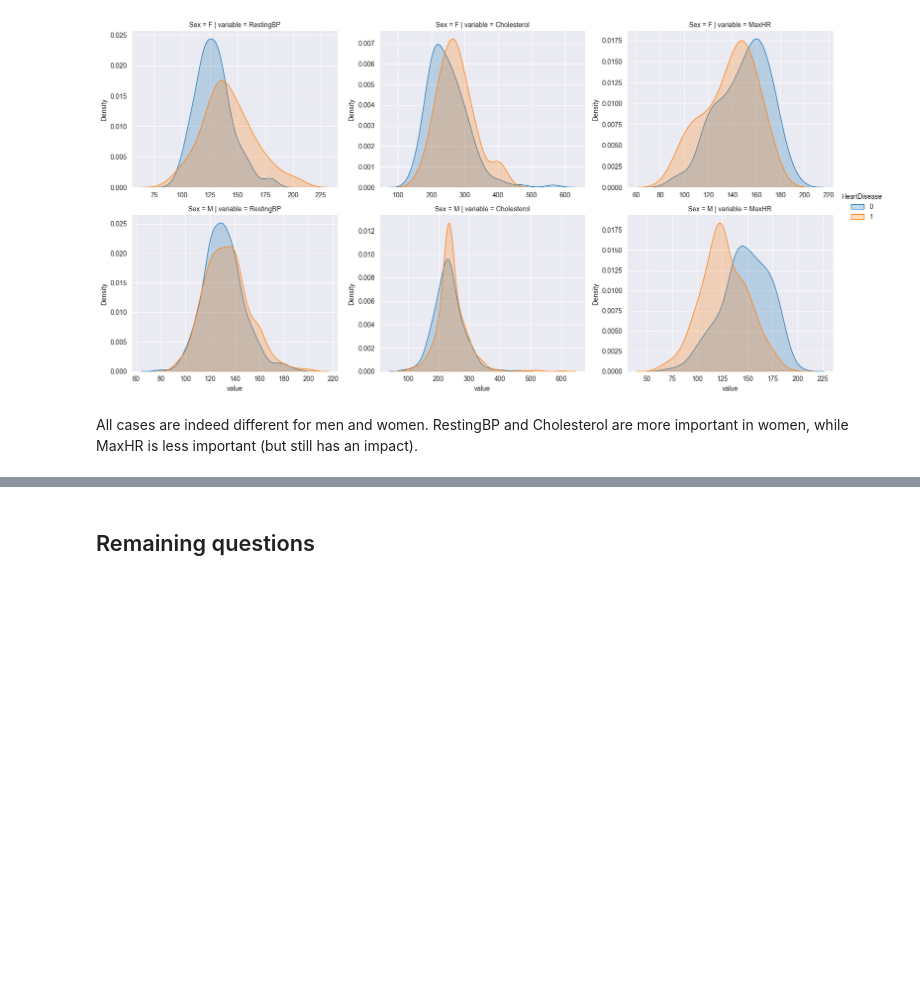
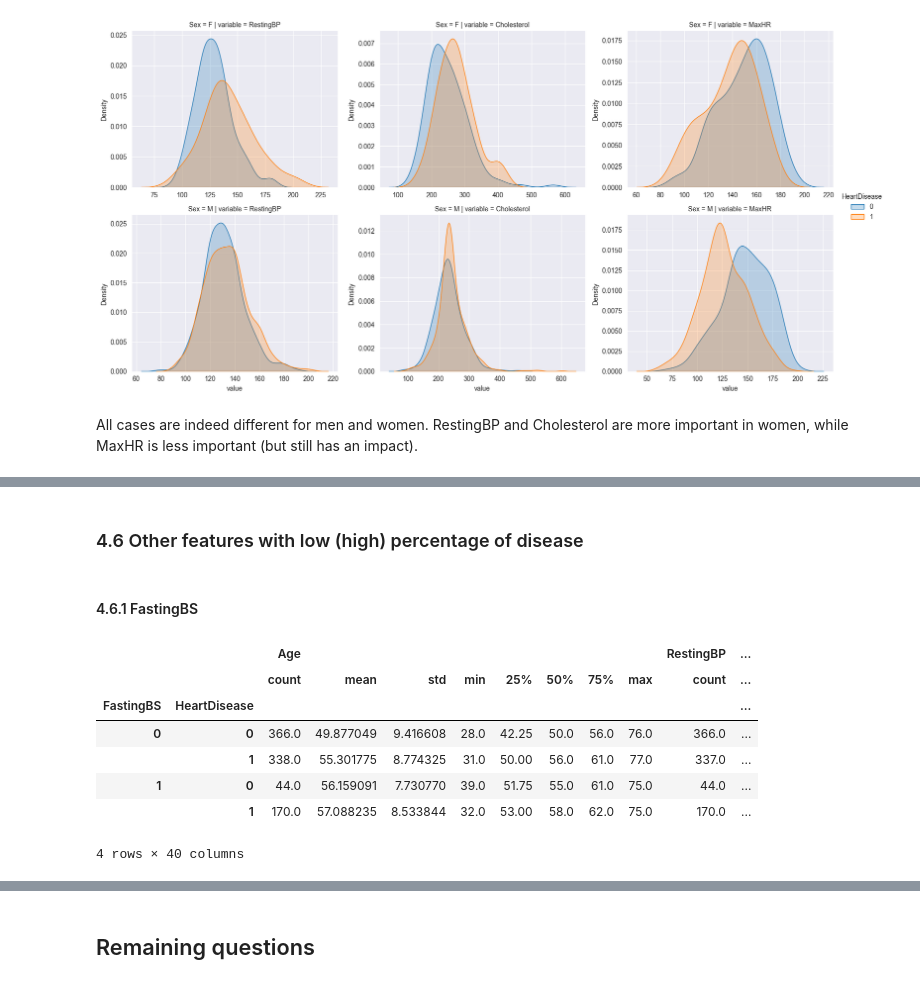
Before and after one commit to Lymuthien/heart_failure, a Jupyter notebook: notebooks/1.0-eda.ipynb, the cells around one changed output, grey strips where cells are left out. Saved outputs shown, nothing was run; the diff lists cells and outputs as text; code cells hidden in the pictures; blank space fills up the shorter version.

```diff
--- a/notebooks/1.0-eda.ipynb
+++ b/notebooks/1.0-eda.ipynb
@@ -456,0 +489,15 @@ All cases are indeed different for men and women. RestingBP and Cholesterol are
+# %% [markdown]
+### 4.6 Other features with low (high) percentage of disease
+# %% [markdown]
+#### 4.6.1 FastingBS
+# %%
+df.groupby([FASTING_BS, HEART_DISEASE]).describe()
+# %% [output]
+|  |  | Age |  |  |  |  |  |  |  | RestingBP | ... |
+|  |  | count | mean | std | min | 25% | 50% | 75% | max | count | ... |
+| FastingBS | HeartDisease |  |  |  |  |  |  |  |  |  | ... |
+| 0 | 0 | 366.0 | 49.877049 | 9.416608 | 28.0 | 42.25 | 50.0 | 56.0 | 76.0 | 366.0 | ... |
+|  | 1 | 338.0 | 55.301775 | 8.774325 | 31.0 | 50.00 | 56.0 | 61.0 | 77.0 | 337.0 | ... |
+| 1 | 0 | 44.0 | 56.159091 | 7.730770 | 39.0 | 51.75 | 55.0 | 61.0 | 75.0 | 44.0 | ... |
+|  | 1 | 170.0 | 57.088235 | 8.533844 | 32.0 | 53.00 | 58.0 | 62.0 | 75.0 | 170.0 | ... |
+4 rows × 40 columns
```
Also changed, not shown: parts of 14 cells of this notebook.
